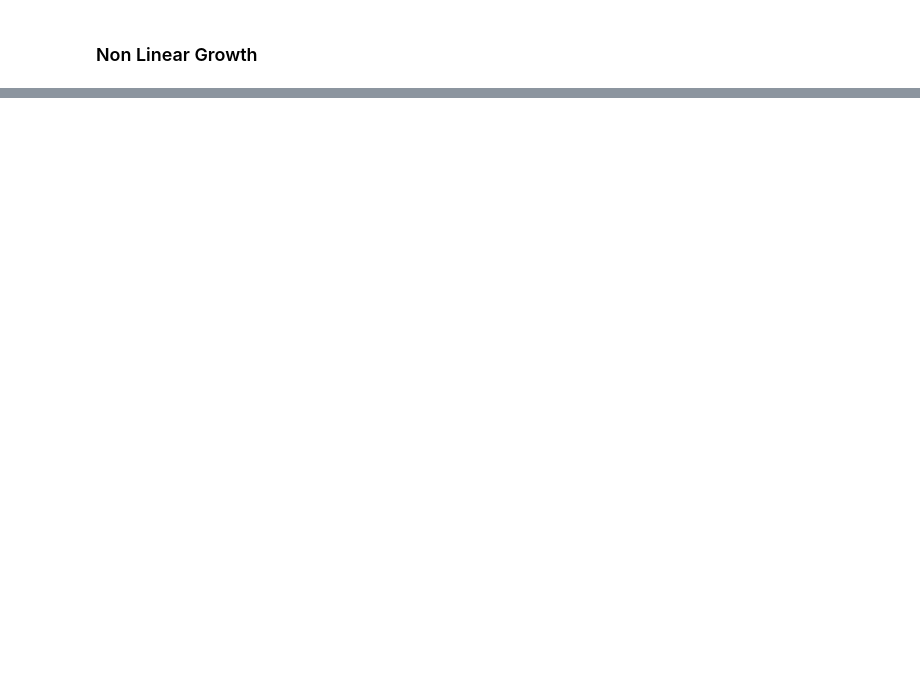
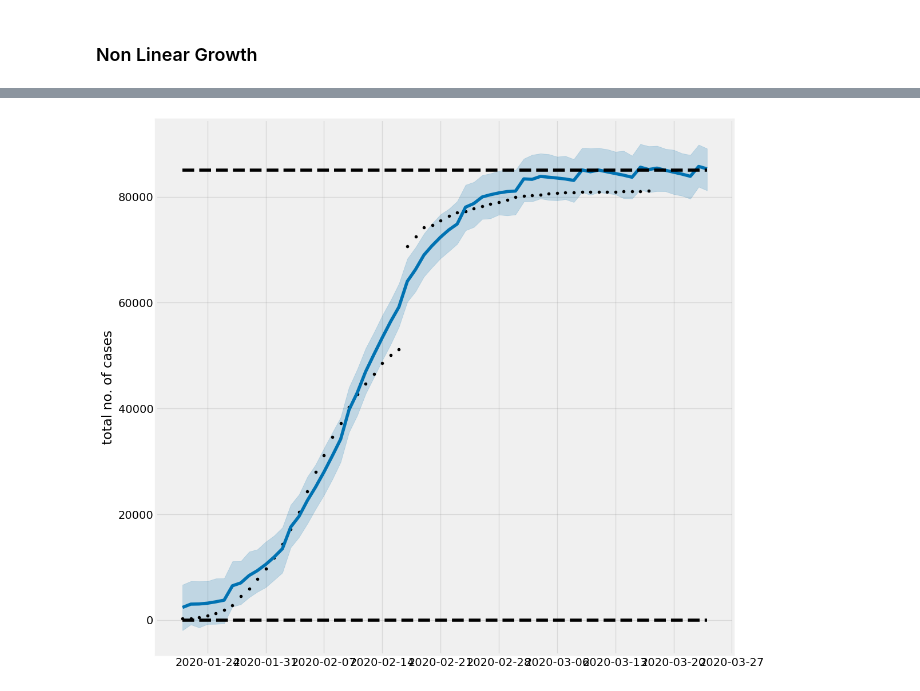
Before and after one commit to bachaudhry/time_series, a Jupyter notebook: ts_with_k/03_Prophet.ipynb, the cells around one changed output, grey strips where cells are left out. Drawn from its saved outputs; the diff is of its cells as text; code cells hidden in the pictures; blank space fills up the shorter version.

```diff
--- a/ts_with_k/03_Prophet.ipynb
+++ b/ts_with_k/03_Prophet.ipynb
@@ -138,0 +191,16 @@ $$
+# %%
+# The model can also incorporate about a floor as well as a cap
+df['cap'] = 85000
+df['floor'] = 0
+
+# Fit the model
+m = Prophet(growth='logistic')
+m.fit(df)
+
+# Predict
+future = m.make_future_dataframe(periods=7)
+future['cap'] = 85000
+future['floor'] = 0
+forecast = m.predict(future)
+m.plot(forecast, figsize=(CFG.img_dim1, CFG.img_dim2), xlabel='', ylabel='total no. of cases');
+# %% [output]
@@ -138,0 +209 @@ $$
+[figure, added]
```
Also changed, not shown: parts of 10 cells of this notebook.
